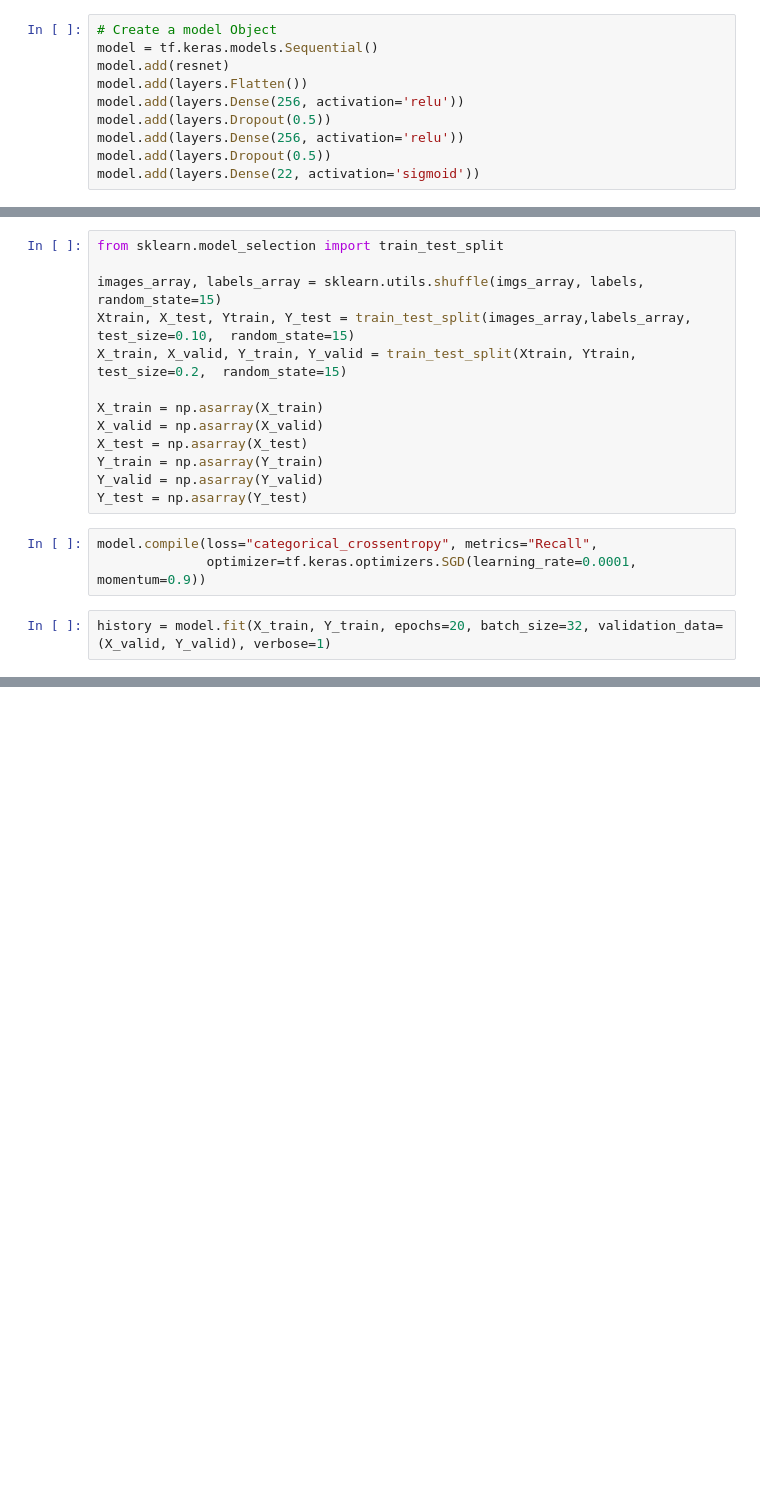
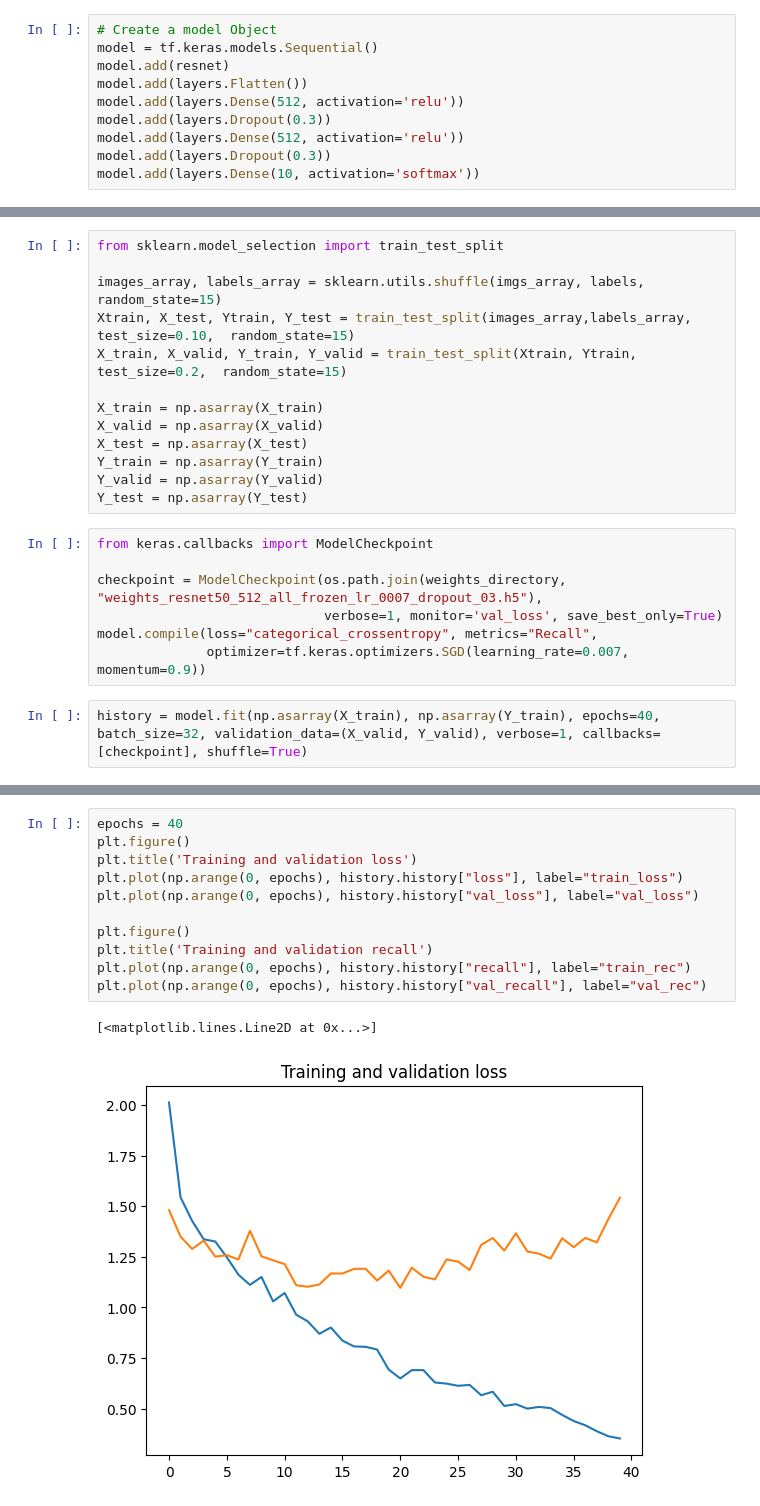
Before and after one commit to AndreaCiv/CVandDL, a Jupyter notebook: classification/resnet50.ipynb, the cells around one changed output, grey strips where cells are left out. Saved outputs shown, nothing was run; the diff lists cells and outputs as text; blank space fills up the shorter version.

Commit message:
resnet50 funzionante

```diff
--- a/classification/resnet50.ipynb
+++ b/classification/resnet50.ipynb
@@ -72,11 +89,11 @@ ________________________________________________________________________________
 model = tf.keras.models.Sequential()
 model.add(resnet)
 model.add(layers.Flatten())
-model.add(layers.Dense(256, activation='relu'))
-model.add(layers.Dropout(0.5))
-model.add(layers.Dense(256, activation='relu'))
-model.add(layers.Dropout(0.5))
-model.add(layers.Dense(22, activation='sigmoid'))
+model.add(layers.Dense(512, activation='relu'))
+model.add(layers.Dropout(0.3))
+model.add(layers.Dense(512, activation='relu'))
+model.add(layers.Dropout(0.3))
+model.add(layers.Dense(10, activation='softmax'))
 # %%
 model.summary()
 # %% [output]
@@ -194,8 +212,12 @@ Y_train = np.asarray(Y_train)
 Y_valid = np.asarray(Y_valid)
 Y_test = np.asarray(Y_test)
 # %%
+from keras.callbacks import ModelCheckpoint
+
+checkpoint = ModelCheckpoint(os.path.join(weights_directory, "weights_resnet50_512_all_frozen_lr_0007_dropout_03.h5"),
+                             verbose=1, monitor='val_loss', save_best_only=True)
 model.compile(loss="categorical_crossentropy", metrics="Recall",
-              optimizer=tf.keras.optimizers.SGD(learning_rate=0.0001, momentum=0.9))
+              optimizer=tf.keras.optimizers.SGD(learning_rate=0.007, momentum=0.9))
 # %%
-history = model.fit(X_train, Y_train, epochs=20, batch_size=32, validation_data=(X_valid, Y_valid), verbose=1)
+history = model.fit(np.asarray(X_train), np.asarray(Y_train), epochs=40, batch_size=32, validation_data=(X_valid, Y_valid), verbose=1, callbacks=[checkpoint], shuffle=True)
 # %% [output]
@@ -202,0 +246,14 @@ Epoch 1/20
+# %%
+epochs = 40
+plt.figure()
+plt.title('Training and validation loss')
+plt.plot(np.arange(0, epochs), history.history["loss"], label="train_loss")
+plt.plot(np.arange(0, epochs), history.history["val_loss"], label="val_loss")
+
+plt.figure()
+plt.title('Training and validation recall')
+plt.plot(np.arange(0, epochs), history.history["recall"], label="train_rec")
+plt.plot(np.arange(0, epochs), history.history["val_recall"], label="val_rec")
+# %% [output]
+[<matplotlib.lines.Line2D at 0x...>]
+[figure, added]
```
Also changed, not shown: parts of 13 cells of this notebook, 1 other file.
